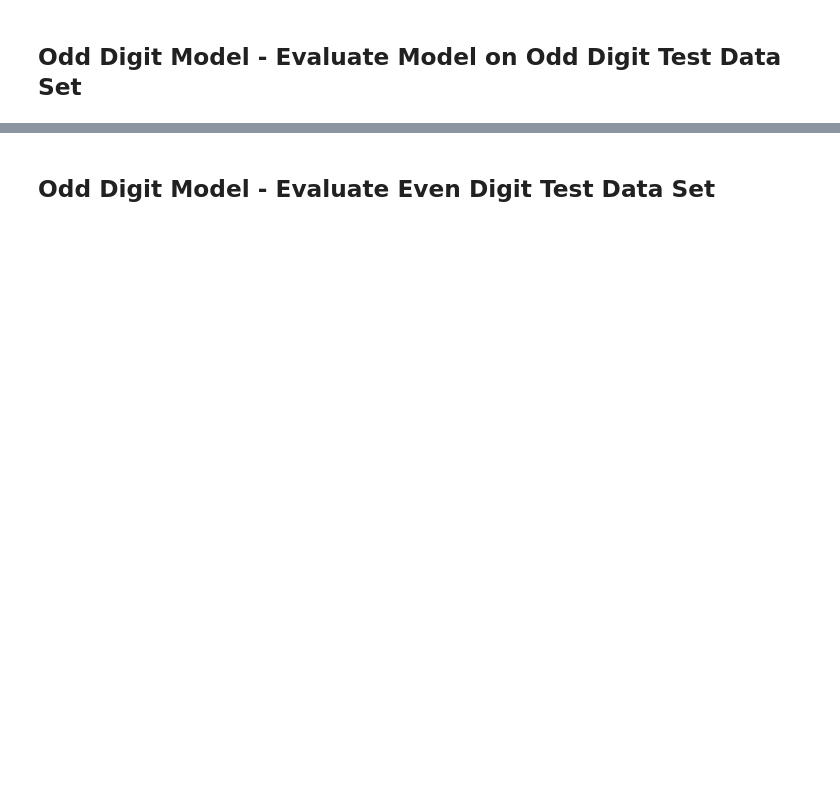
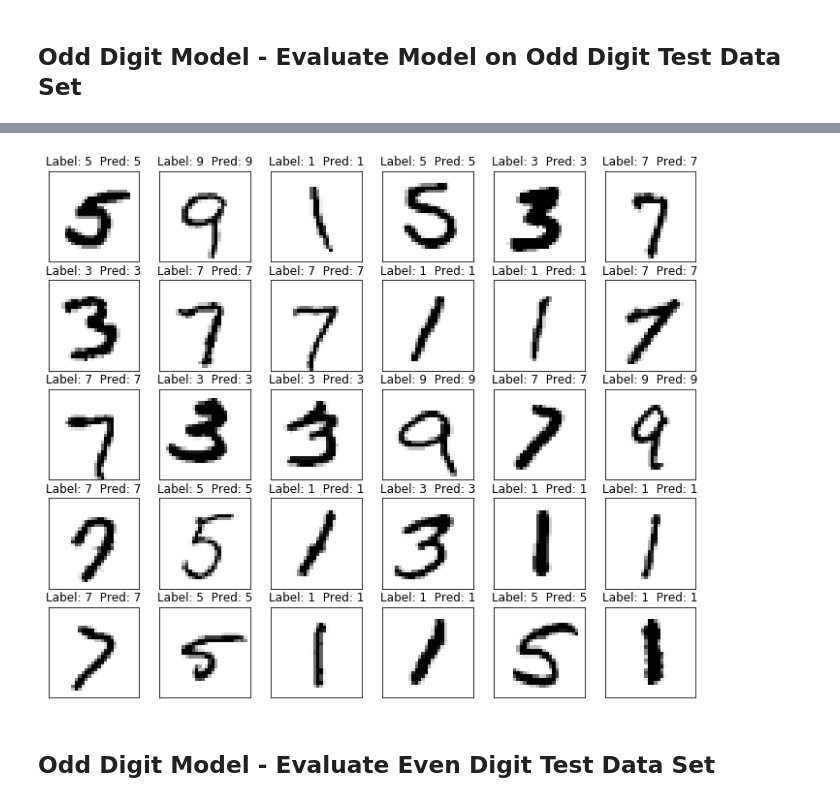
Before and after one commit to jimthompson5802/transfer_learning, a Jupyter notebook: transfer_learning_example_tf_keras.ipynb, the cells around one changed output, grey strips where cells are left out. Drawn from its saved outputs; the diff is of its cells as text; code cells hidden in the pictures; blank space fills up the shorter version.

```diff
--- a/transfer_learning_example_tf_keras.ipynb
+++ b/transfer_learning_example_tf_keras.ipynb
@@ -450,5 +378,3 @@ plotDigitGrid(X_test_odd,y_test_odd,idxs_even,y_hat=2*y_hat+1)
 
 # reset computational TF compuationatl graph
 ops.reset_default_graph()
-# %%
-sess = tf.Session()
@@ -486,5 +417,5 @@ print(type(x_data))
 y_target = graph.get_tensor_by_name("y_target:0")
 print(type(y_target))
 
-learning_phase = graph.get_tensor_by_name('keras_learning_phase:0')
-print(type(learning_phase))
+keras_learning_phase = graph.get_tensor_by_name('keras_learning_phase:0')
+print(type(keras_learning_phase))
@@ -502,0 +430,2 @@ graph.get_operations()
+# %%
+y_prob = graph.get_tensor_by_name('DenseLayer2/Softmax:0')
@@ -524,12 +455,12 @@ for epoch in range(EPOCHS):
             sess.run(train_step,
                           feed_dict={x_data: rand_x,
                                      y_target: rand_y,
-                                     learning_phase: 1})
+                                     keras_learning_phase: 1})
 
     test_loss = loss.eval(session=sess,
                           feed_dict={x_data: X_test_odd_mdl,
                                   y_target: y_test_odd_mdl,
-                                  learning_phase:0})
+                                  keras_learning_phase:0})
     print('Epoch: %d, Epoch time: %.1f, Loss: %.5f' % (epoch+1, time.time() - epoch_start_time, test_loss))
 
 print('\n\nTraining time: %.3f (sec)' % (time.time()-start_time))
@@ -557,7 +485,9 @@ print('Test accuracy:', score['accuracy'])
 # %%
-y_hat = np.argmax(y_prob.eval(session=sess,feed_dict={x_data:X_test_odd_mdl, K.learning_phase():0}),1)
+y_hat = np.argmax(y_prob.eval(session=sess,feed_dict={x_data:X_test_odd_mdl, keras_learning_phase:0}),1)
 
 plotDigitGrid(X_test_odd,y_test_odd,idxs_even,y_hat=2*y_hat+1)
+# %% [output]
+[figure, added]
 # %% [markdown]
 ## Odd Digit Model - Evaluate Even Digit Test Data Set
 # %%
```
Also changed, not shown: parts of 38 cells of this notebook.
